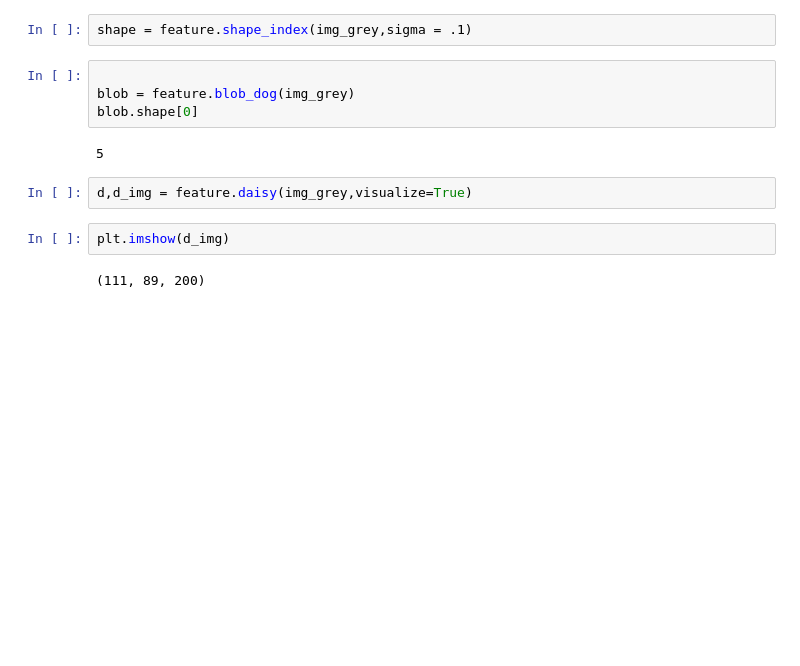
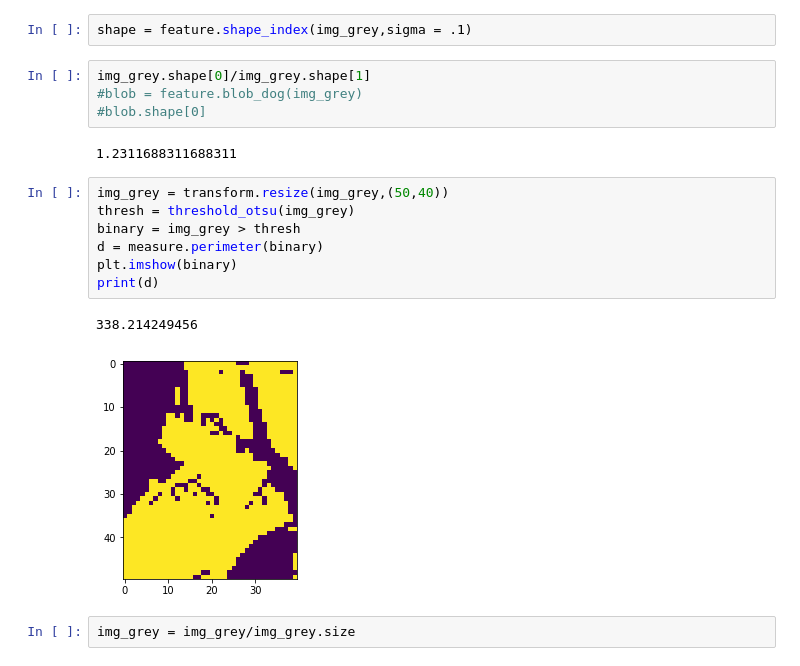
Before and after one commit to cwfink/Fink_ay250_homework, a Jupyter notebook: hw_6/HW_6.ipynb, the cells around one changed output. Cells and saved outputs as stored; diff of their text form; blank space fills up the shorter version.

```diff
--- a/hw_6/HW_6.ipynb
+++ b/hw_6/HW_6.ipynb
@@ -175,14 +180,20 @@ print(np.sum(peaks))
 # %%
 shape = feature.shape_index(img_grey,sigma = .1)
 # %%
-
-blob = feature.blob_dog(img_grey)
-blob.shape[0]
+img_grey.shape[0]/img_grey.shape[1]
+#blob = feature.blob_dog(img_grey)
+#blob.shape[0]
 # %% [output]
-5
+1.2311688311688311
-# %%
-d,d_img = feature.daisy(img_grey,visualize=True)
-# %%
-plt.imshow(d_img)
-# %% [output]
-(111, 89, 200)
+# %%
+img_grey = transform.resize(img_grey,(50,40))
+thresh = threshold_otsu(img_grey)
+binary = img_grey > thresh
+d = measure.perimeter(binary)
+plt.imshow(binary)
+print(d)
+# %% [output]
+338.214249456
+[figure, added]
+# %%
+img_grey = img_grey/img_grey.size
```
Also changed, not shown: parts of 8 cells of this notebook.
